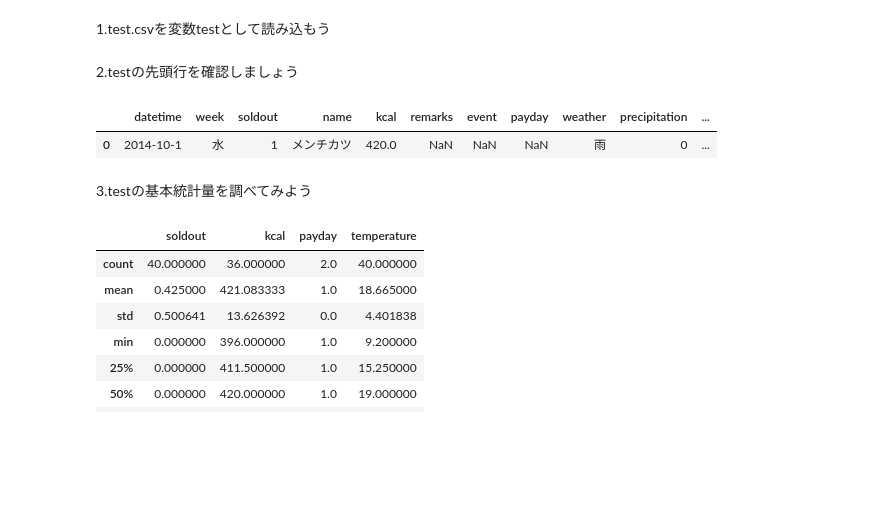
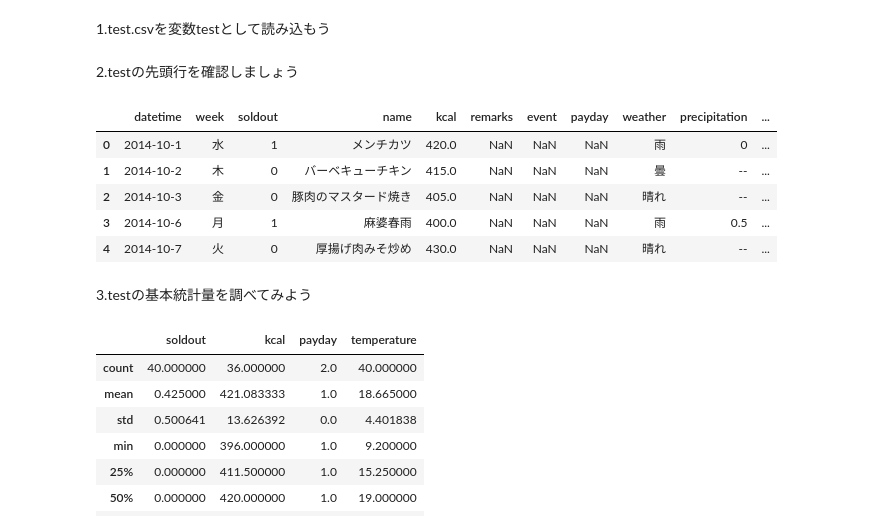
Before and after one commit to yan-3121/algorithm, a Jupyter notebook: case1/Section3_2.ipynb, the cells around one changed output. Drawn from its saved outputs; the diff is of its cells as text; code cells hidden in the pictures; blank space fills up the shorter version.

```diff
--- a/case1/Section3_2.ipynb
+++ b/case1/Section3_2.ipynb
@@ -198,10 +198,14 @@ test = pd.read_csv('test.csv')
 # %% [markdown]
 2.testの先頭行を確認しましょう
 # %%
-test.head(1)
+test.head()
 # %% [output]
 |  | datetime | week | soldout | name | kcal | remarks | event | payday | weather | precipitation | ... |
 | 0 | 2014-10-1 | 水 | 1 | メンチカツ | 420.0 | NaN | NaN | NaN | 雨 | 0 | ... |
+| 1 | 2014-10-2 | 木 | 0 | バーベキューチキン | 415.0 | NaN | NaN | NaN | 曇 | -- | ... |
+| 2 | 2014-10-3 | 金 | 0 | 豚肉のマスタード焼き | 405.0 | NaN | NaN | NaN | 晴れ | -- | ... |
+| 3 | 2014-10-6 | 月 | 1 | 麻婆春雨 | 400.0 | NaN | NaN | NaN | 雨 | 0.5 | ... |
+| 4 | 2014-10-7 | 火 | 0 | 厚揚げ肉みそ炒め | 430.0 | NaN | NaN | NaN | 晴れ | -- | ... |
 # %% [markdown]
 3.testの基本統計量を調べてみよう
 # %%
```
Also changed, not shown: parts of 1 cell of this notebook, 3 other files.
